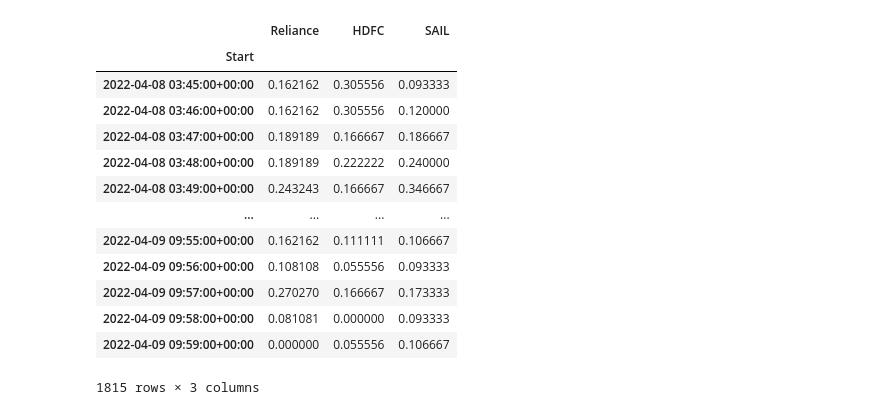
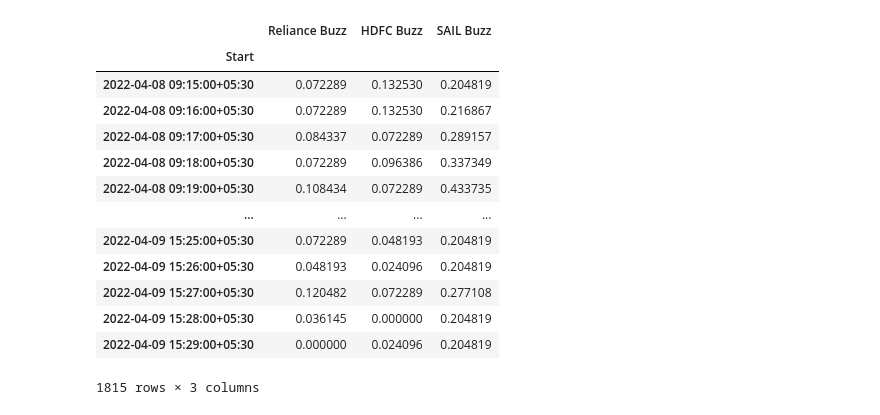
Before and after one commit to anaykale28/stratzy-assignment, a Jupyter notebook: BuzzScore.ipynb, the cells around one changed output. Cells and saved outputs as stored; diff of their text form; code cells hidden in the pictures.

```diff
--- a/BuzzScore.ipynb
+++ b/BuzzScore.ipynb
@@ -90,23 +93,23 @@ sail
-# %%
-# Combined Buzz Scores for comparison
-buzz_scores = pd.DataFrame(columns = ['Start', 'Reliance', 'HDFC', 'SAIL'])
-buzz_scores['Start'] = reliance.reset_index()['Start']
-buzz_scores['Reliance'] = reliance.reset_index()['Reliance']
-buzz_scores['HDFC'] = hdfc.reset_index()['HDFC']
-buzz_scores['SAIL'] = sail.reset_index()['SAIL']
-buzz_scores.set_index('Start')
-# %% [output]
-|  | Reliance | HDFC | SAIL |
-| Start |  |  |  |
-| 2022-04-08 03:45:00+00:00 | 0.162162 | 0.305556 | 0.093333 |
-| 2022-04-08 03:46:00+00:00 | 0.162162 | 0.305556 | 0.120000 |
-| 2022-04-08 03:47:00+00:00 | 0.189189 | 0.166667 | 0.186667 |
-| 2022-04-08 03:48:00+00:00 | 0.189189 | 0.222222 | 0.240000 |
-| 2022-04-08 03:49:00+00:00 | 0.243243 | 0.166667 | 0.346667 |
-| ... | ... | ... | ... |
-| 2022-04-09 09:55:00+00:00 | 0.162162 | 0.111111 | 0.106667 |
-| 2022-04-09 09:56:00+00:00 | 0.108108 | 0.055556 | 0.093333 |
-| 2022-04-09 09:57:00+00:00 | 0.270270 | 0.166667 | 0.173333 |
-| 2022-04-09 09:58:00+00:00 | 0.081081 | 0.000000 | 0.093333 |
-| 2022-04-09 09:59:00+00:00 | 0.000000 | 0.055556 | 0.106667 |
-1815 rows × 3 columns
+# %%
+# Overall Buzz in the market compared for several stocks
+score = pd.concat([reliance['Tweet Count'], hdfc['Tweet Count'], sail['Tweet Count']], axis = 1)
+score.columns = ['Reliance TC', 'HDFC TC', 'SAIL TC']
+score['Reliance Buzz'] = (score['Reliance TC'] - score.min().min()) / (score.max().max() - score.min().min())
+score['HDFC Buzz'] = (score['HDFC TC'] - score.min().min()) / (score.max().max() - score.min().min())
+score['SAIL Buzz'] = (score['SAIL TC'] - score.min().min()) / (score.max().max() - score.min().min())
+score[['Reliance Buzz', 'HDFC Buzz', 'SAIL Buzz']]
+# %% [output]
+|  | Reliance Buzz | HDFC Buzz | SAIL Buzz |
+| Start |  |  |  |
+| 2022-04-08 09:15:00+05:30 | 0.072289 | 0.132530 | 0.204819 |
+| 2022-04-08 09:16:00+05:30 | 0.072289 | 0.132530 | 0.216867 |
+| 2022-04-08 09:17:00+05:30 | 0.084337 | 0.072289 | 0.289157 |
+| 2022-04-08 09:18:00+05:30 | 0.072289 | 0.096386 | 0.337349 |
+| 2022-04-08 09:19:00+05:30 | 0.108434 | 0.072289 | 0.433735 |
+| ... | ... | ... | ... |
+| 2022-04-09 15:25:00+05:30 | 0.072289 | 0.048193 | 0.204819 |
+| 2022-04-09 15:26:00+05:30 | 0.048193 | 0.024096 | 0.204819 |
+| 2022-04-09 15:27:00+05:30 | 0.120482 | 0.072289 | 0.277108 |
+| 2022-04-09 15:28:00+05:30 | 0.036145 | 0.000000 | 0.204819 |
+| 2022-04-09 15:29:00+05:30 | 0.000000 | 0.024096 | 0.204819 |
+1815 rows × 3 columns
```
Also changed, not shown: parts of 6 cells of this notebook.
